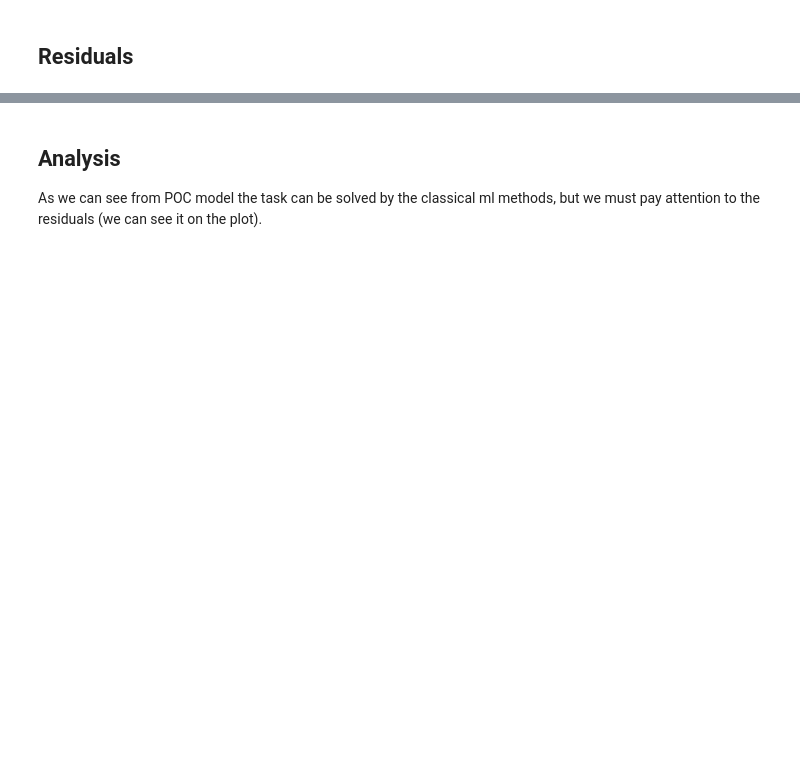
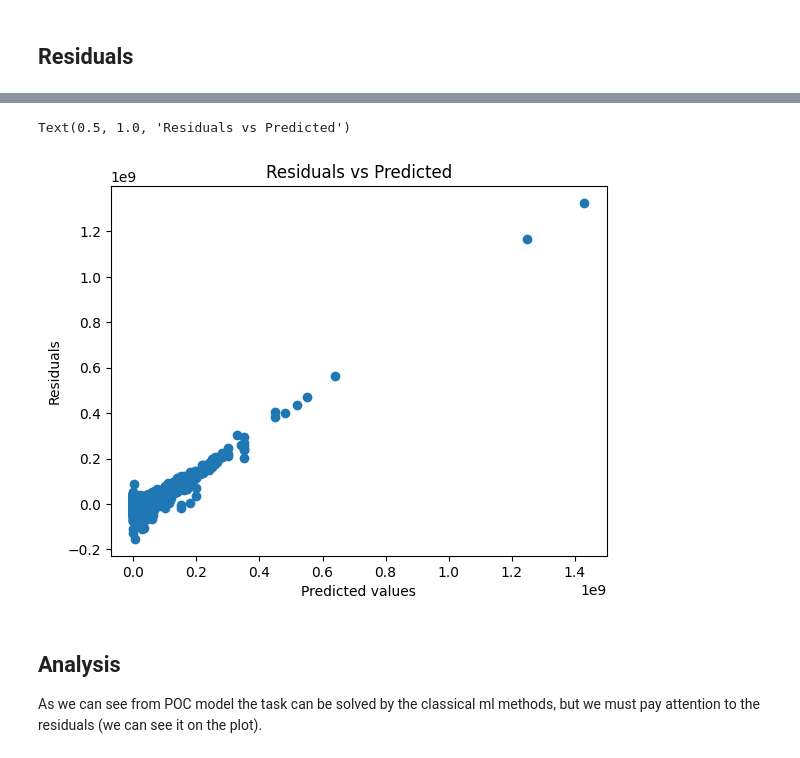
Before and after one commit to Hexy00123/Sum2024MLOps, a Jupyter notebook: notebooks/poc_model.ipynb, the cells around one changed output, grey strips where cells are left out. Drawn from its saved outputs; the diff is of its cells as text; code cells hidden in the pictures; blank space fills up the shorter version.

```diff
--- a/notebooks/poc_model.ipynb
+++ b/notebooks/poc_model.ipynb
@@ -177,3 +179,13 @@ Text(0, 0.5, 'Predicted data')
+# %%
+residuals = y_test - predictions_test
+plt.scatter(y_test, residuals)
+
+plt.xlabel('Predicted values')
+plt.ylabel('Residuals')
+plt.title('Residuals vs Predicted')
+# %% [output]
+Text(0.5, 1.0, 'Residuals vs Predicted')
+[figure, added]
 # %% [markdown]
 ## Analysis
 
```
Also changed, not shown: parts of 2 cells of this notebook, 3 other files.
